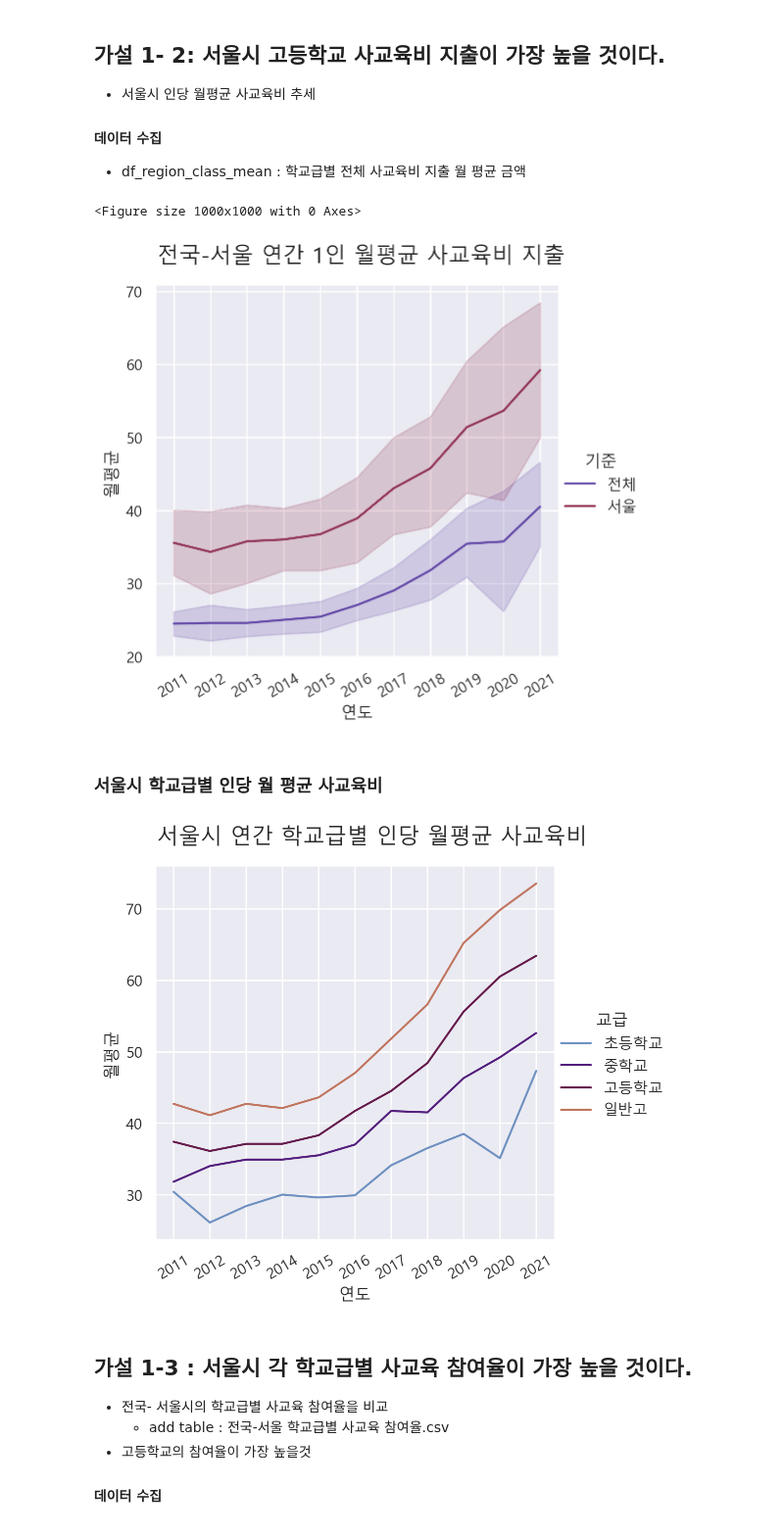
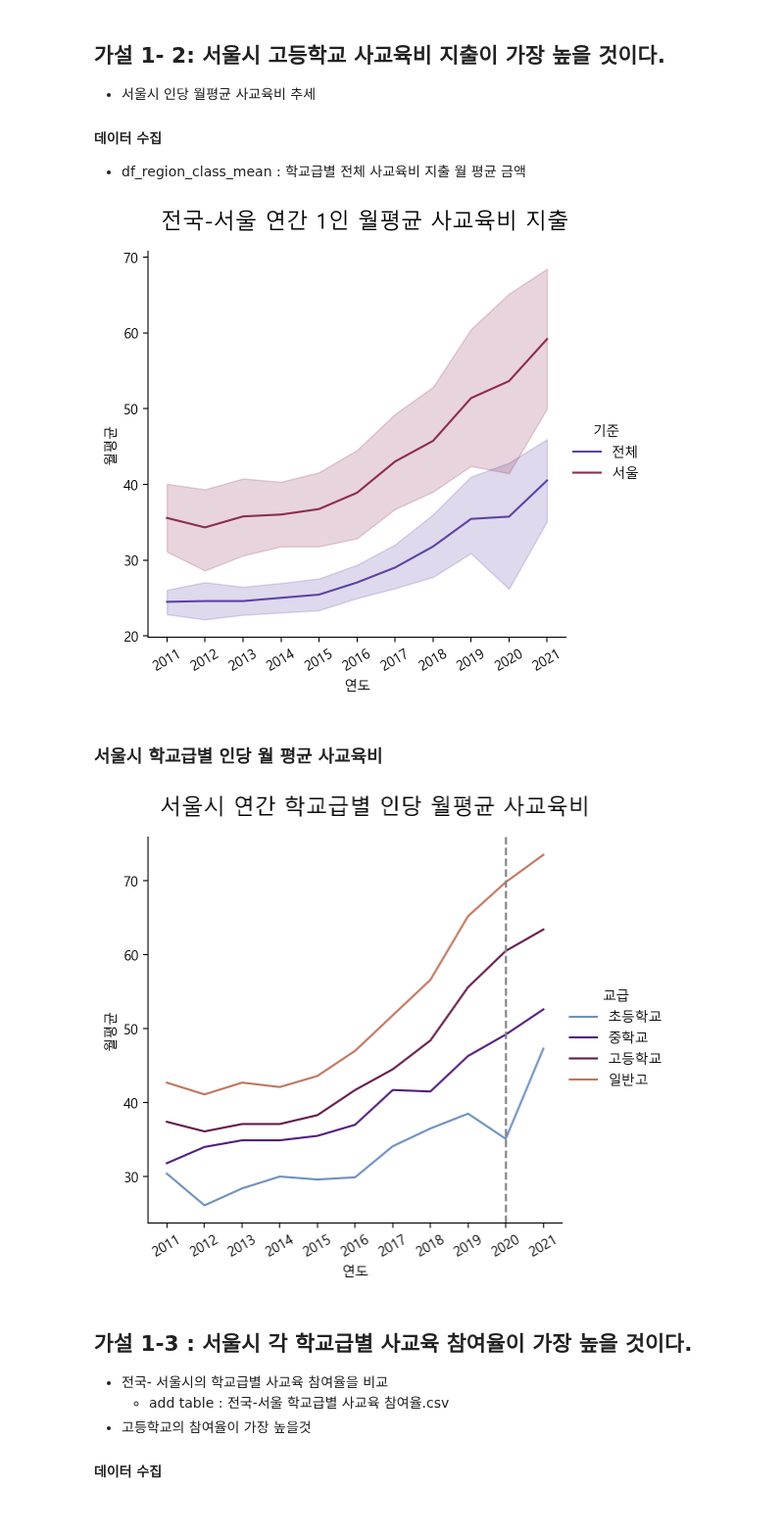
Before and after one commit to moonstar97/Structure, a Jupyter notebook: 가설1번_EDA.ipynb, the cells around one changed output. Shown at 98% size. Saved outputs shown, nothing was run; the diff lists cells and outputs as text; code cells hidden in the pictures.

```diff
--- a/가설1번_EDA.ipynb
+++ b/가설1번_EDA.ipynb
@@ -136,8 +137,6 @@ import sys
 
 %config InlineBackend.figure_format = 'retina'
 
-sns.set(style='darkgrid')
-
 
 # 가능한 font list 확인
 f = [f.name for f in fm.fontManager.ttflist]
@@ -404,20 +404,20 @@ reg.fig.suptitle('전국-서울 연간 1인 월평균 사교육비 지출', font
 plt.xticks(rotation=30)
 plt.show()
 # %% [output]
-<Figure size 1000x1000 with 0 Axes>
-[figure, old version]
+[figure, new version]
 # %% [markdown]
 ### 서울시 학교급별 인당 월 평균 사교육비
 # %%
 reg = sns.relplot(data=df_seoul_class_mean  ,x='연도',y='월평균',hue='교급',
                       kind='line', palette="twilight")
 
 reg.fig.subplots_adjust(top=0.9)
 reg.fig.suptitle('서울시 연간 학교급별 인당 월평균 사교육비', fontsize = 16)
 plt.xticks(rotation=30)
+plt.axvline(x='2020',linestyle='--',color='gray')
 plt.show()
 # %% [output]
-[figure, old version]
+[figure, new version]
 # %% [markdown]
 ## 가설 1-3 : 서울시 각 학교급별 사교육 참여율이 가장 높을 것이다.
 - 전국- 서울시의 학교급별 사교육 참여율을 비교
```
Also changed, not shown: parts of 10 cells of this notebook, 2 other files.
